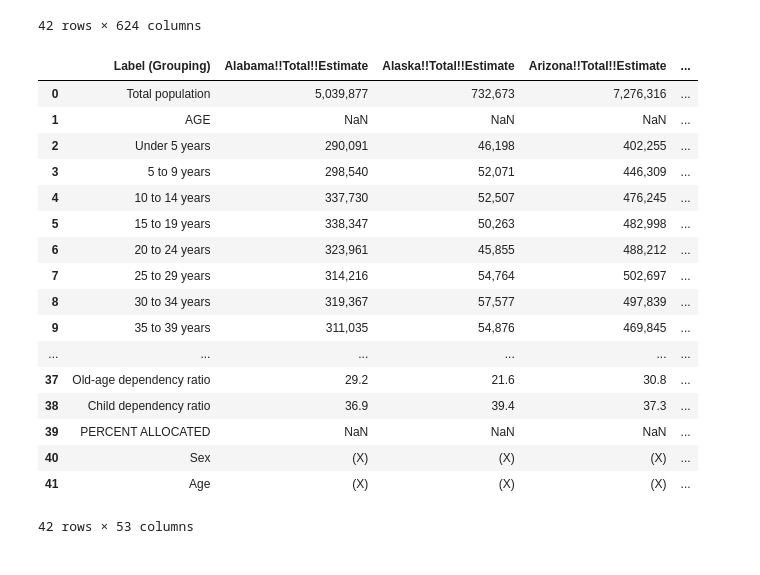
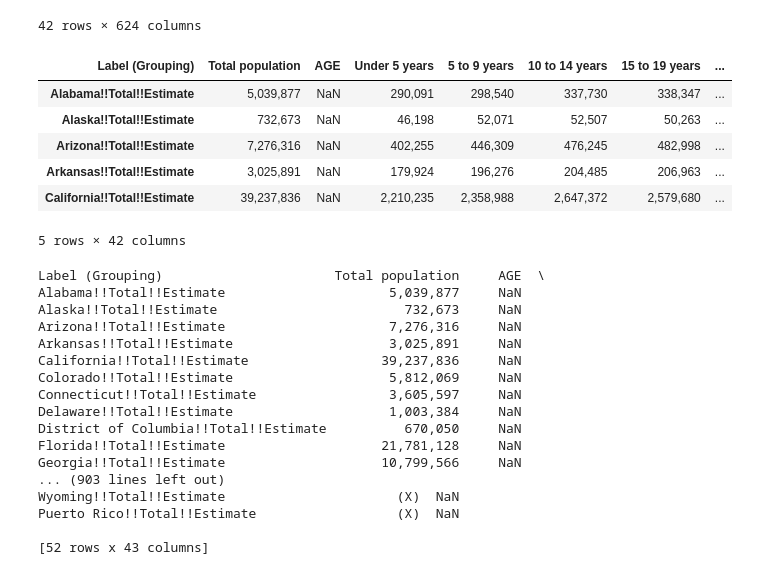
Before and after one commit to minmincg/ElectricCar_Analysis, a Jupyter notebook: by_age.ipynb, the cells around one changed output. Saved outputs shown, nothing was run; the diff lists cells and outputs as text; code cells hidden in the pictures.

```diff
--- a/by_age.ipynb
+++ b/by_age.ipynb
@@ -27,30 +27,41 @@ by_age_df.set_index("Label (Grouping)")
 # %%
 new_df=pd.DataFrame()
 for column in by_age_df.columns:
     if "Label (Grouping)" in column:
         new_df[column]=by_age_df[column]
     if "Total!!Estimate" in column:
         new_df[column]=by_age_df[column]
-new_df
+transposed_df = new_df.set_index('Label (Grouping)').transpose()
+transposed_df.head()
 # %% [output]
-|  | Label (Grouping) | Alabama!!Total!!Estimate | Alaska!!Total!!Estimate | Arizona!!Total!!Estimate | ... |
-| 0 | Total population | 5,039,877 | 732,673 | 7,276,316 | ... |
-| 1 | AGE | NaN | NaN | NaN | ... |
-| 2 | Under 5 years | 290,091 | 46,198 | 402,255 | ... |
-| 3 | 5 to 9 years | 298,540 | 52,071 | 446,309 | ... |
-| 4 | 10 to 14 years | 337,730 | 52,507 | 476,245 | ... |
-| 5 | 15 to 19 years | 338,347 | 50,263 | 482,998 | ... |
-| 6 | 20 to 24 years | 323,961 | 45,855 | 488,212 | ... |
-| 7 | 25 to 29 years | 314,216 | 54,764 | 502,697 | ... |
-| 8 | 30 to 34 years | 319,367 | 57,577 | 497,839 | ... |
-| 9 | 35 to 39 years | 311,035 | 54,876 | 469,845 | ... |
-| ... | ... | ... | ... | ... | ... |
-| 37 | Old-age dependency ratio | 29.2 | 21.6 | 30.8 | ... |
-| 38 | Child dependency ratio | 36.9 | 39.4 | 37.3 | ... |
-| 39 | PERCENT ALLOCATED | NaN | NaN | NaN | ... |
-| 40 | Sex | (X) | (X) | (X) | ... |
-| 41 | Age | (X) | (X) | (X) | ... |
+| Label (Grouping) | Total population | AGE | Under 5 years | 5 to 9 years | 10 to 14 years | 15 to 19 years | ... |
+| Alabama!!Total!!Estimate | 5,039,877 | NaN | 290,091 | 298,540 | 337,730 | 338,347 | ... |
+| Alaska!!Total!!Estimate | 732,673 | NaN | 46,198 | 52,071 | 52,507 | 50,263 | ... |
+| Arizona!!Total!!Estimate | 7,276,316 | NaN | 402,255 | 446,309 | 476,245 | 482,998 | ... |
+| Arkansas!!Total!!Estimate | 3,025,891 | NaN | 179,924 | 196,276 | 204,485 | 206,963 | ... |
+| California!!Total!!Estimate | 39,237,836 | NaN | 2,210,235 | 2,358,988 | 2,647,372 | 2,579,680 | ... |
-42 rows × 53 columns
+5 rows × 42 columns
+# %%
+transposed_df['Sum']=transposed_df.iloc[:,[4,5]].sum()
+print(transposed_df)
+# %% [output]
+Label (Grouping)                      Total population     AGE  \
+Alabama!!Total!!Estimate                     5,039,877     NaN
+Alaska!!Total!!Estimate                        732,673     NaN
+Arizona!!Total!!Estimate                     7,276,316     NaN
+Arkansas!!Total!!Estimate                    3,025,891     NaN
+California!!Total!!Estimate                 39,237,836     NaN
+Colorado!!Total!!Estimate                    5,812,069     NaN
+Connecticut!!Total!!Estimate                 3,605,597     NaN
+Delaware!!Total!!Estimate                    1,003,384     NaN
+District of Columbia!!Total!!Estimate          670,050     NaN
+Florida!!Total!!Estimate                    21,781,128     NaN
+Georgia!!Total!!Estimate                    10,799,566     NaN
+... (903 lines left out)
+Wyoming!!Total!!Estimate                      (X)  NaN
+Puerto Rico!!Total!!Estimate                  (X)  NaN
+
+[52 rows x 43 columns]
 # %%
 new_df.columns
 # %% [output]
```
